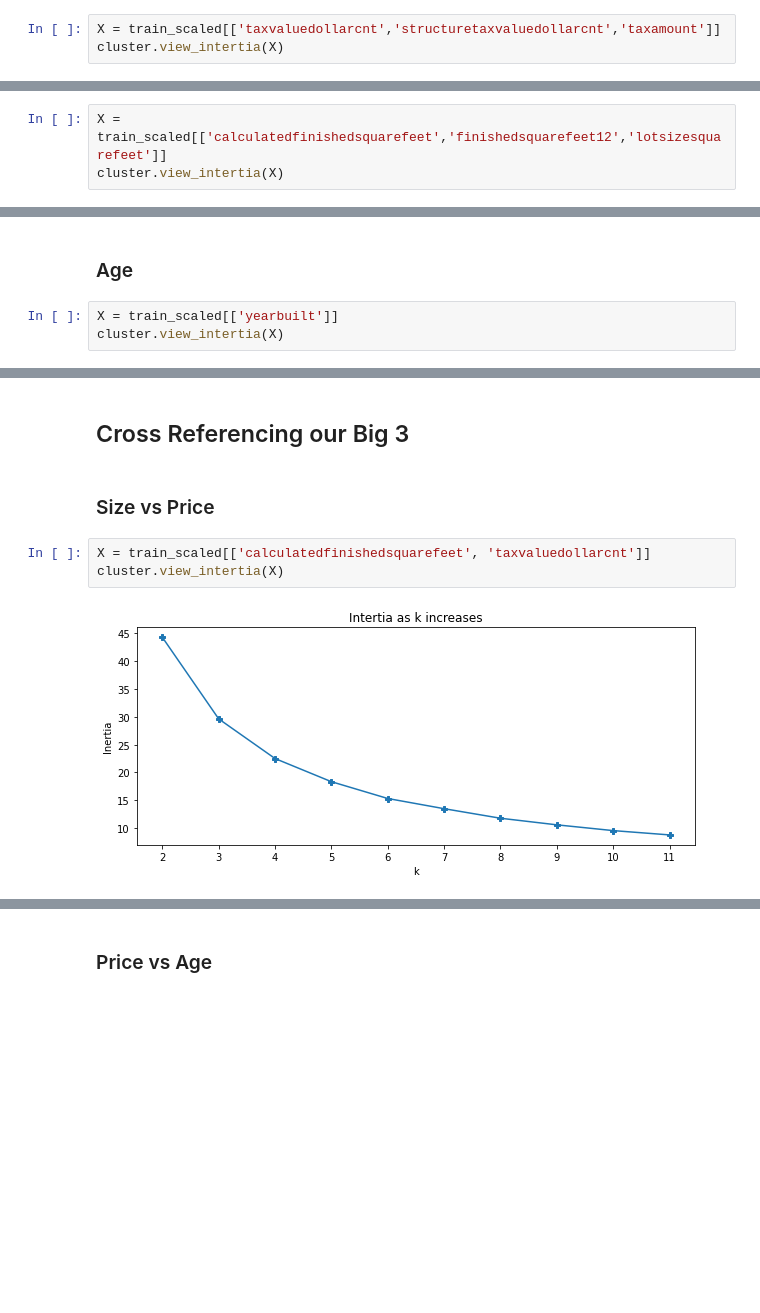
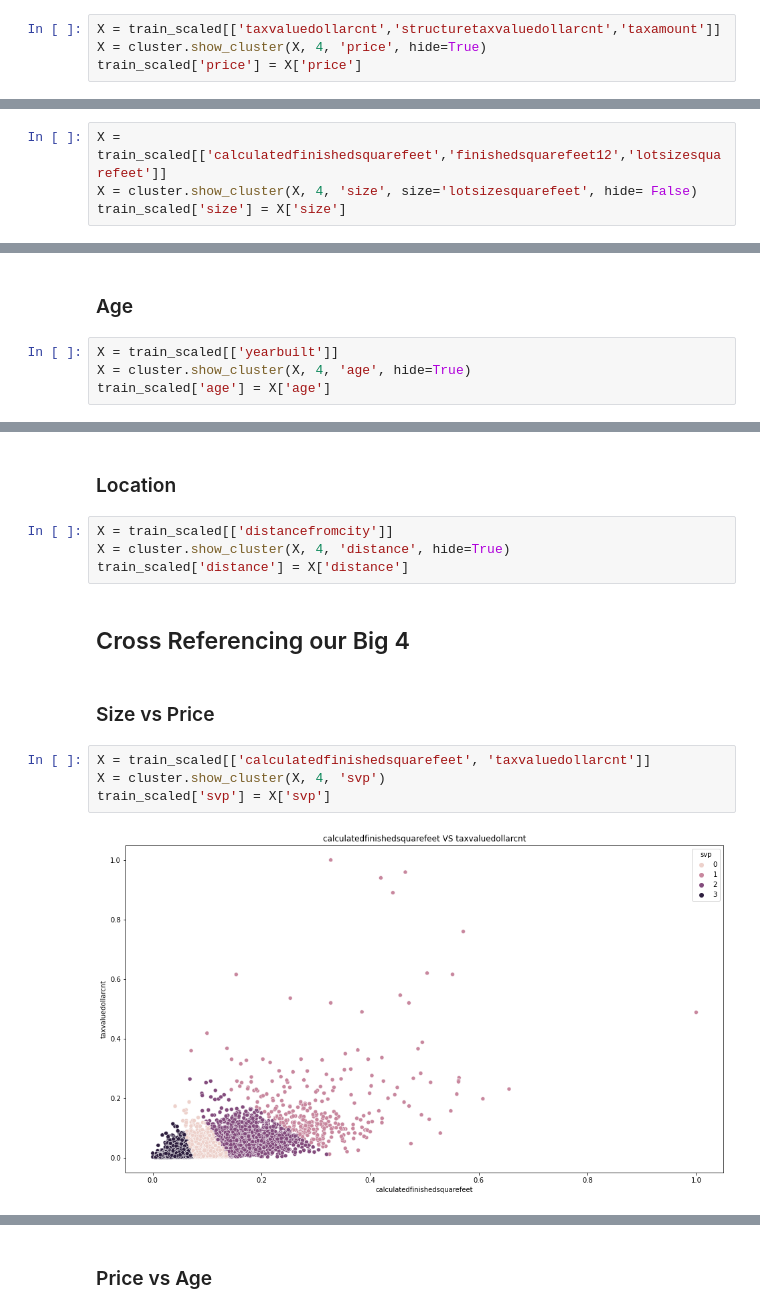
Before and after one commit to carterrxavier/clustering-project, a Jupyter notebook: initialnotebook.ipynb, the cells around one changed output, grey strips where cells are left out. Cells and saved outputs as stored; diff of their text form; blank space fills up the shorter version.

```diff
--- a/initialnotebook.ipynb
+++ b/initialnotebook.ipynb
@@ -116,4 +99,5 @@ cluster.map_clusters(train_scaled, 'logbin')
 ### Price
 # %%
 X = train_scaled[['taxvaluedollarcnt','structuretaxvaluedollarcnt','taxamount']]
-cluster.view_intertia(X)
+X = cluster.show_cluster(X, 4, 'price', hide=True)
+train_scaled['price'] = X['price']
@@ -134,5 +105,6 @@ cluster.map_clusters(train_scaled, 'price')
 ### Size
 # %%
 X = train_scaled[['calculatedfinishedsquarefeet','finishedsquarefeet12','lotsizesquarefeet']]
-cluster.view_intertia(X)
+X = cluster.show_cluster(X, 4, 'size', size='lotsizesquarefeet', hide= False)
+train_scaled['size'] = X['size']
 # %% [output]
@@ -151,4 +113,5 @@ cluster.map_clusters(train_scaled, 'size')
 ### Age
 # %%
 X = train_scaled[['yearbuilt']]
-cluster.view_intertia(X)
+X = cluster.show_cluster(X, 4, 'age', hide=True)
+train_scaled['age'] = X['age']
@@ -167,9 +118,16 @@ cluster.map_clusters(train_scaled, 'age')
+# %% [markdown]
+### Location
+# %%
+X = train_scaled[['distancefromcity']]
+X = cluster.show_cluster(X, 4, 'distance', hide=True)
+train_scaled['distance'] = X['distance']
 # %% [markdown]
-## Cross Referencing our Big 3
+## Cross Referencing our Big 4
-# %% [markdown]
-### Size vs Price
+# %% [markdown]
+### Size vs Price
 # %%
 X = train_scaled[['calculatedfinishedsquarefeet', 'taxvaluedollarcnt']]
-cluster.view_intertia(X)
+X = cluster.show_cluster(X, 4, 'svp')
+train_scaled['svp'] = X['svp']
 # %% [output]
-[figure, old version]
+[figure, new version]
```
Also changed, not shown: parts of 73 cells of this notebook, 1 other file.
